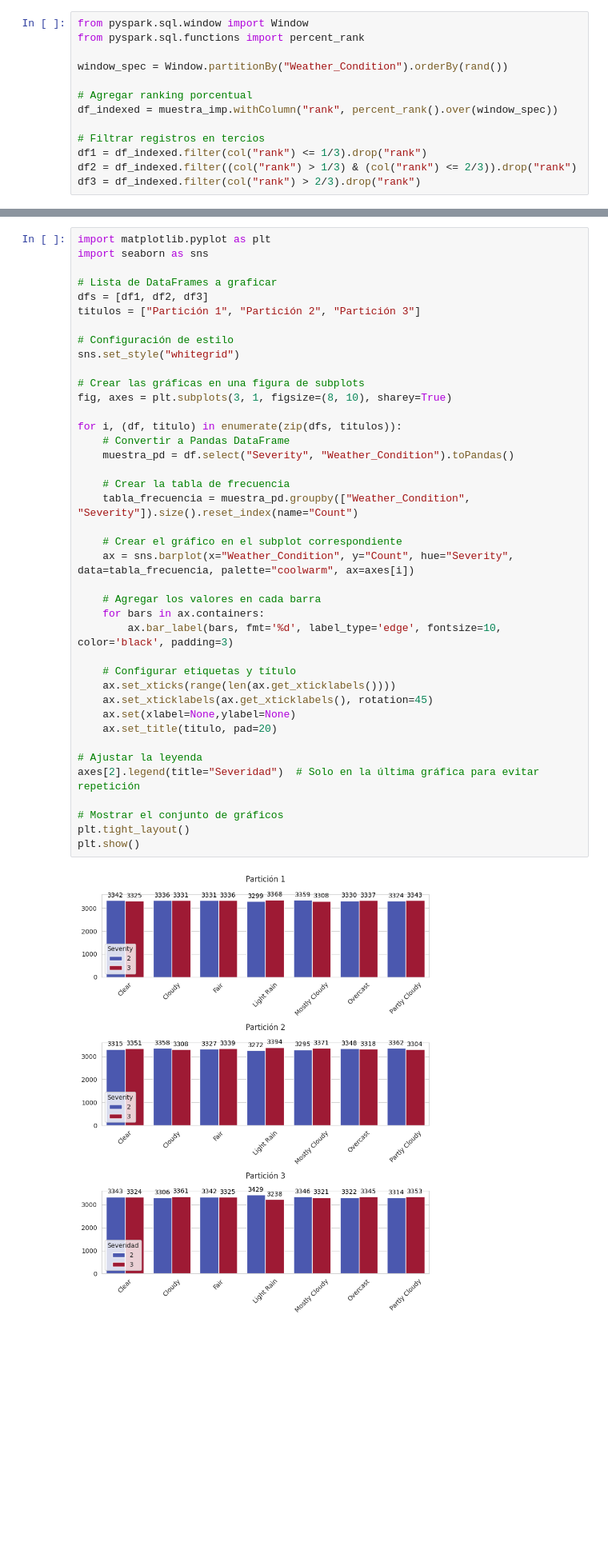
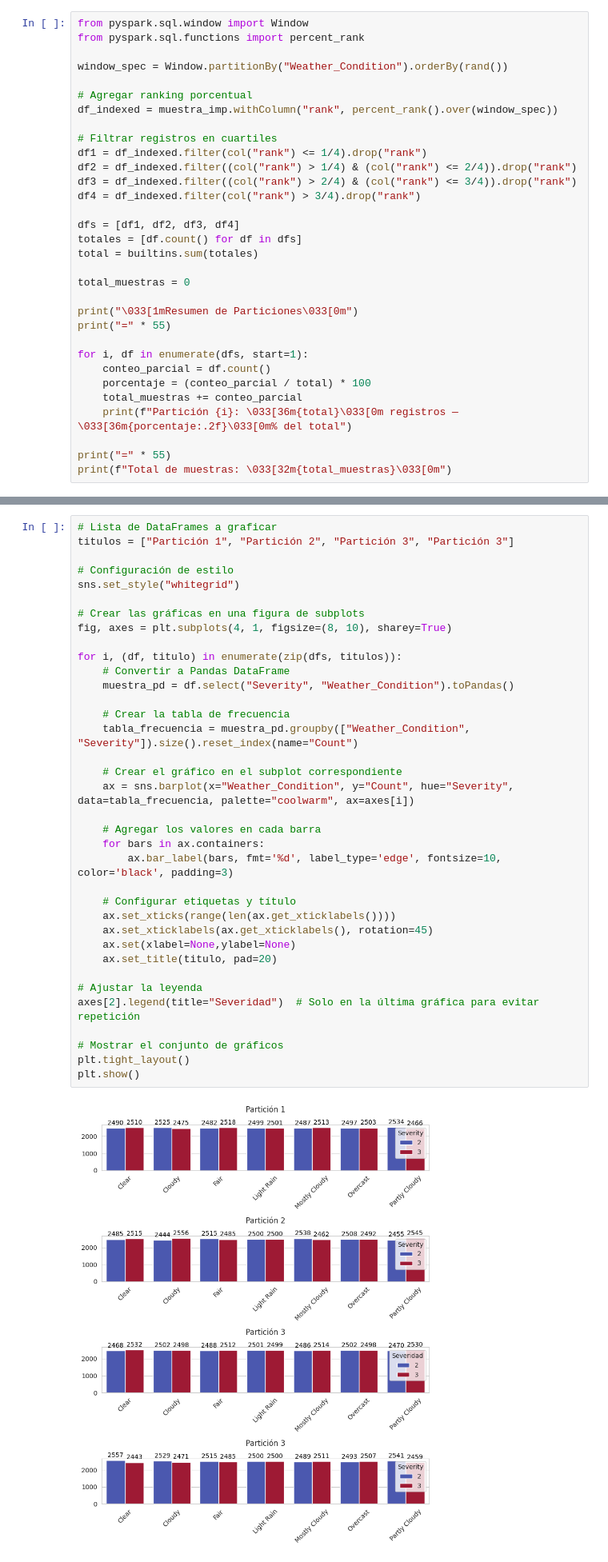
Before and after one commit to Jarcos09/Tareas, a Jupyter notebook: Visualización_Equipo_29.ipynb, the cells around one changed output, grey strips where cells are left out. Shown at 80% size. Saved outputs shown, nothing was run; the diff lists cells and outputs as text; blank space fills up the shorter version.

```diff
--- a/Visualización_Equipo_29.ipynb
+++ b/Visualización_Equipo_29.ipynb
@@ -364,7 +367,26 @@ window_spec = Window.partitionBy("Weather_Condition").orderBy(rand())
 # Agregar ranking porcentual
 df_indexed = muestra_imp.withColumn("rank", percent_rank().over(window_spec))
 
-# Filtrar registros en tercios
-df1 = df_indexed.filter(col("rank") <= 1/3).drop("rank")
-df2 = df_indexed.filter((col("rank") > 1/3) & (col("rank") <= 2/3)).drop("rank")
-df3 = df_indexed.filter(col("rank") > 2/3).drop("rank")
+# Filtrar registros en cuartiles
+df1 = df_indexed.filter(col("rank") <= 1/4).drop("rank")
+df2 = df_indexed.filter((col("rank") > 1/4) & (col("rank") <= 2/4)).drop("rank")
+df3 = df_indexed.filter((col("rank") > 2/4) & (col("rank") <= 3/4)).drop("rank")
+df4 = df_indexed.filter(col("rank") > 3/4).drop("rank")
+
+dfs = [df1, df2, df3, df4]
+totales = [df.count() for df in dfs]
+total = builtins.sum(totales)
+
+total_muestras = 0
+
+print("\033[1mResumen de Particiones\033[0m")
+print("=" * 55)
+
+for i, df in enumerate(dfs, start=1):
+    conteo_parcial = df.count()
+    porcentaje = (conteo_parcial / total) * 100
+    total_muestras += conteo_parcial
+    print(f"Partición {i}: \033[36m{total}\033[0m registros — \033[36m{porcentaje:.2f}\033[0m% del total")
+
+print("=" * 55)
+print(f"Total de muestras: \033[32m{total_muestras}\033[0m")
@@ -390,44 +402,40 @@ Resumen de Particiones
 # %%
-import matplotlib.pyplot as plt
-import seaborn as sns
-
 # Lista de DataFrames a graficar
-dfs = [df1, df2, df3]
-titulos = ["Partición 1", "Partición 2", "Partición 3"]
+titulos = ["Partición 1", "Partición 2", "Partición 3", "Partición 3"]
 
 # Configuración de estilo
 sns.set_style("whitegrid")
 
 # Crear las gráficas en una figura de subplots
-fig, axes = plt.subplots(3, 1, figsize=(8, 10), sharey=True)
+fig, axes = plt.subplots(4, 1, figsize=(8, 10), sharey=True)
 
 for i, (df, titulo) in enumerate(zip(dfs, titulos)):
     # Convertir a Pandas DataFrame
     muestra_pd = df.select("Severity", "Weather_Condition").toPandas()
 
     # Crear la tabla de frecuencia
     tabla_frecuencia = muestra_pd.groupby(["Weather_Condition", "Severity"]).size().reset_index(name="Count")
 
     # Crear el gráfico en el subplot correspondiente
     ax = sns.barplot(x="Weather_Condition", y="Count", hue="Severity", data=tabla_frecuencia, palette="coolwarm", ax=axes[i])
 
     # Agregar los valores en cada barra
     for bars in ax.containers:
         ax.bar_label(bars, fmt='%d', label_type='edge', fontsize=10, color='black', padding=3)
 
     # Configurar etiquetas y título
     ax.set_xticks(range(len(ax.get_xticklabels())))
     ax.set_xticklabels(ax.get_xticklabels(), rotation=45)
     ax.set(xlabel=None,ylabel=None)
     ax.set_title(titulo, pad=20)
 
 # Ajustar la leyenda
 axes[2].legend(title="Severidad")  # Solo en la última gráfica para evitar repetición
 
 # Mostrar el conjunto de gráficos
 plt.tight_layout()
 plt.show()
 # %% [output]
-[figure, old version]
+[figure, new version]
 # %% [markdown]
 # **3 - Experimentación**
```
Also changed, not shown: parts of 23 cells of this notebook.
